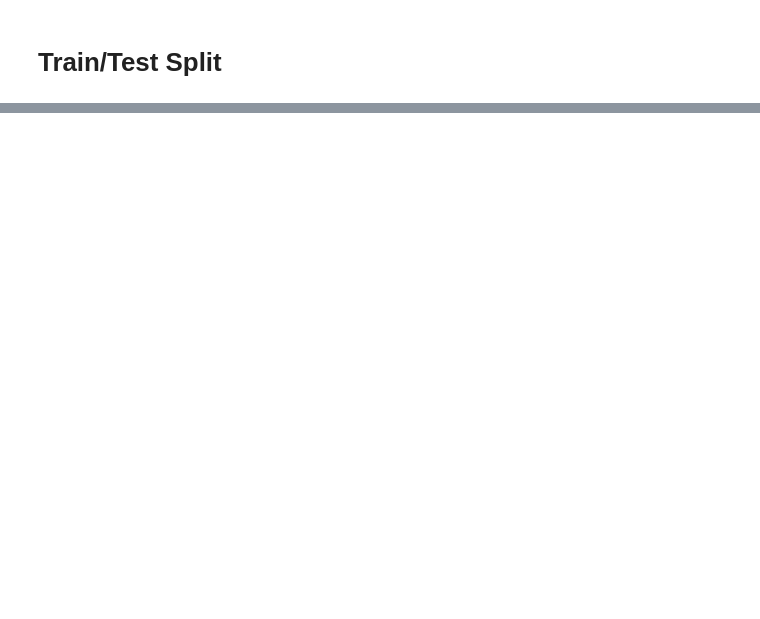
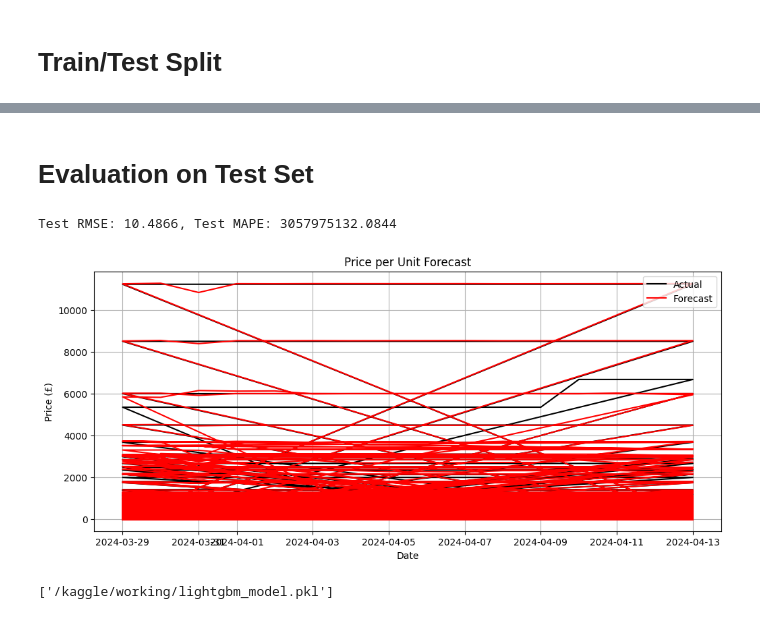
Before and after one commit to bijay-odyssey/Time-Series-Forecasting, a Jupyter notebook: All_Data_Morrisons TimeSeriesForecasting.ipynb, the cells around one changed output, grey strips where cells are left out. Drawn from its saved outputs; the diff is of its cells as text; code cells hidden in the pictures; blank space fills up the shorter version.

Commit message:
Kaggle Notebook | All_Data_Morrisons TimeSeriesForecasting | Version 7

```diff
--- a/All_Data_Morrisons TimeSeriesForecasting.ipynb
+++ b/All_Data_Morrisons TimeSeriesForecasting.ipynb
@@ -201,0 +239,4 @@ Index(['prices_unit_(£)', 'unit', 'names', 'date', 'category', 'own_brand',
+# %%
+for col in ['names', 'unit', 'category', 'own_brand']:
+    X_train[col] = X_train[col].astype('category')
+    X_test[col]  = X_test[col].astype('category')
@@ -201,0 +310,22 @@ Index(['prices_unit_(£)', 'unit', 'names', 'date', 'category', 'own_brand',
+# %%
+param_grid = {
+    'regressor__num_leaves': [31, 63],
+    'regressor__learning_rate': [0.05, 0.1],
+    'regressor__n_estimators': [200, 500],
+    'regressor__subsample': [0.8, 1.0],
+    'regressor__colsample_bytree': [0.8, 1.0]
+}
+
+grid = GridSearchCV(
+    estimator=regressor,
+    param_grid=param_grid,
+    cv=TimeSeriesSplit(n_splits=3),
+    scoring='neg_root_mean_squared_error',
+    verbose=2,
+    n_jobs=-1
+)
+
+grid.fit(X_train, y_train)
+print("Best Params from GridSearch:", grid.best_params_)
+
+best_model = grid.best_estimator_
@@ -201,0 +350,30 @@ Index(['prices_unit_(£)', 'unit', 'names', 'date', 'category', 'own_brand',
+# %% [markdown]
+# Evaluation on Test Set
+# %%
+y_test_pred = best_model.predict(X_test)
+test_rmse = mean_squared_error(y_test, y_test_pred, squared=False)
+test_mape = mean_absolute_percentage_error(y_test, y_test_pred)
+
+print(f"\nTest RMSE: {test_rmse:.4f}, Test MAPE: {test_mape:.4f}")
+# %% [output]
+Test RMSE: 10.4866, Test MAPE: 3057975132.0844
+# %%
+
+plt.figure(figsize=(12,5))
+
+plt.plot(test['date'], y_test, label='Actual', color='black')
+plt.plot(test['date'], y_test_pred, label='Forecast', color='red')
+
+plt.title("Price per Unit Forecast")
+plt.xlabel("Date")
+plt.ylabel("Price (£)")
+plt.legend()
+plt.grid(True)
+plt.show()
+# %% [output]
+[figure, added]
+# %%
+import joblib
+joblib.dump(best_model, '/kaggle/working/lightgbm_model.pkl')
+# %% [output]
+['/kaggle/working/lightgbm_model.pkl']
```
Also changed, not shown: parts of 16 cells of this notebook.
